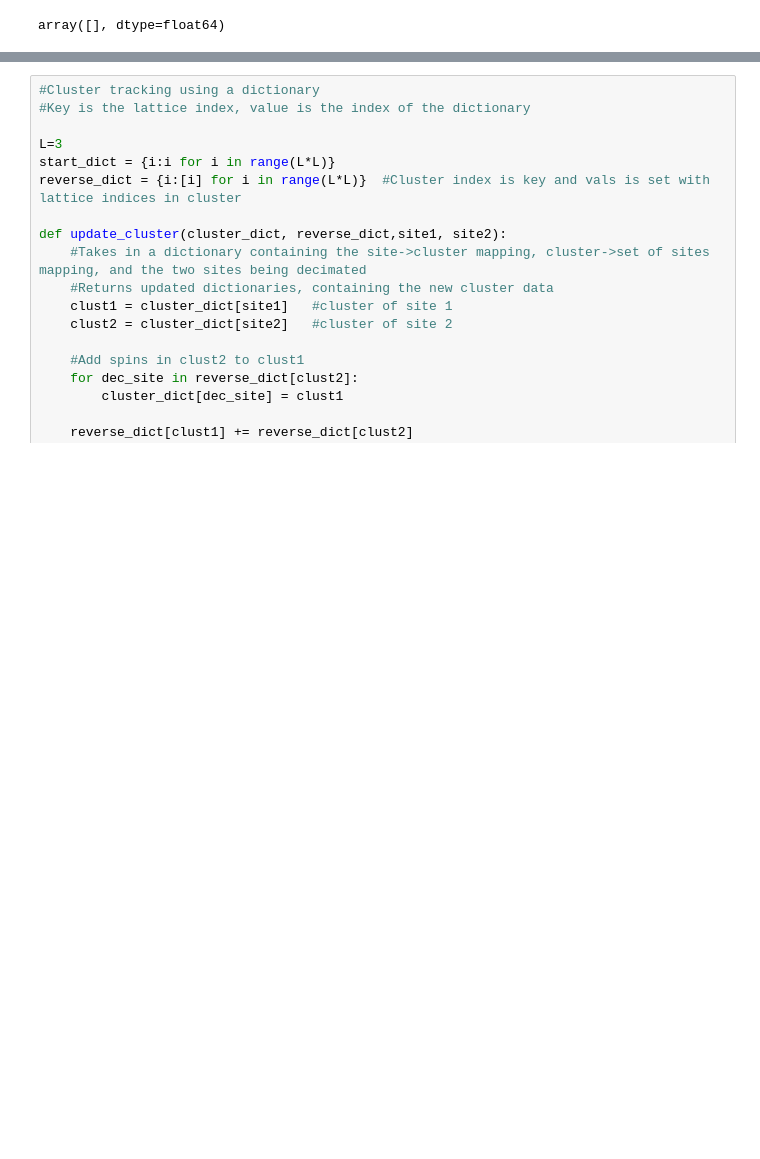
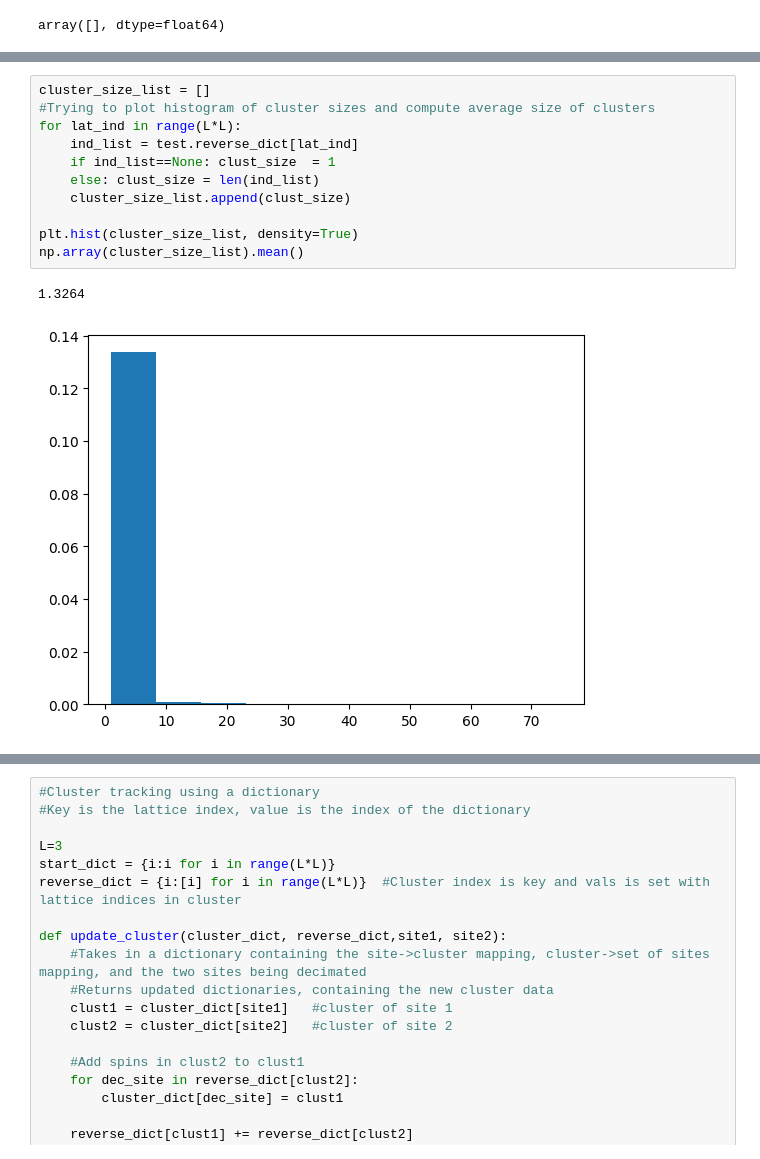
Before and after one commit to tsgaurav/Ising_RSRG, a Jupyter notebook: ipynb_notebooks/2D_Ising_with_bdry.ipynb, the cells around one changed output, grey strips where cells are left out. Cells and saved outputs as stored; diff of their text form; blank space fills up the shorter version.

```diff
--- a/ipynb_notebooks/2D_Ising_with_bdry.ipynb
+++ b/ipynb_notebooks/2D_Ising_with_bdry.ipynb
@@ -481,0 +484,14 @@ plt.scatter(x_array, ZZ_corr/runs)
+# %%
+cluster_size_list = []
+#Trying to plot histogram of cluster sizes and compute average size of clusters
+for lat_ind in range(L*L):
+    ind_list = test.reverse_dict[lat_ind]
+    if ind_list==None: clust_size  = 1
+    else: clust_size = len(ind_list)
+    cluster_size_list.append(clust_size)
+
+plt.hist(cluster_size_list, density=True)
+np.array(cluster_size_list).mean()
+# %% [output]
+1.3264
+[figure, added]
```
Also changed, not shown: parts of 10 cells of this notebook, 1 other file.
